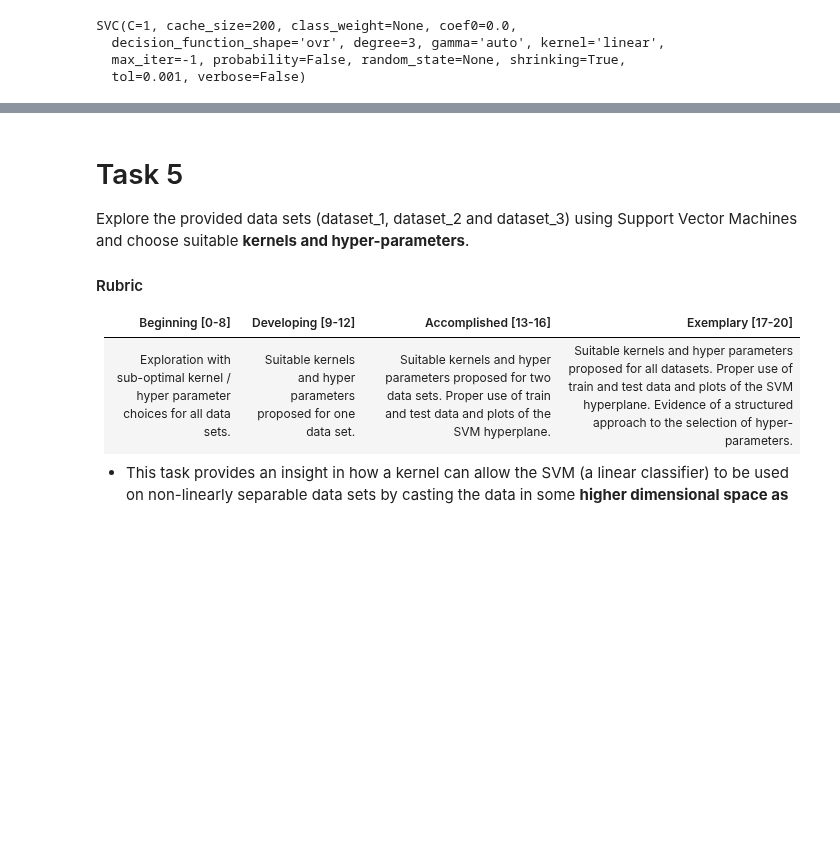
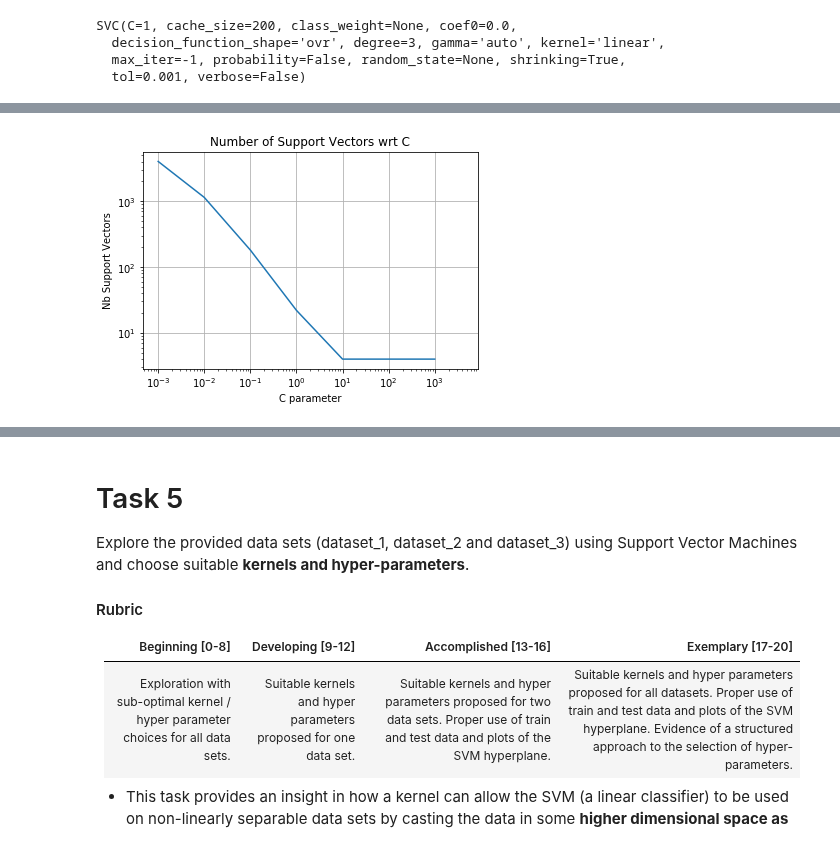
Before and after one commit to vipulpopat/MSCAI_Sem1_Etivity5, a Jupyter notebook: Etivity5_CE6002_18263461.ipynb, the cells around one changed output, grey strips where cells are left out. Cells and saved outputs as stored; diff of their text form; code cells hidden in the pictures; blank space fills up the shorter version.

```diff
--- a/Etivity5_CE6002_18263461.ipynb
+++ b/Etivity5_CE6002_18263461.ipynb
@@ -227,0 +228,14 @@ plot_svm(X_train, y_train, clf)
+# %%
+plt.plot(Cs, nb_sv)
+plt.ylabel('Nb Support Vectors')
+plt.xlabel('C parameter')
+plt.title('Number of Support Vectors wrt C')
+
+ax = plt.gca()
+ax.semilogx(C, np.exp(-C))
+ax.semilogy(np.amax(nb_sv), np.exp(-np.amax(nb_sv)))
+
+ax.grid()
+plt.show()
+# %% [output]
+[figure, added]
```
Also changed, not shown: parts of 20 cells of this notebook, 1 other file.
